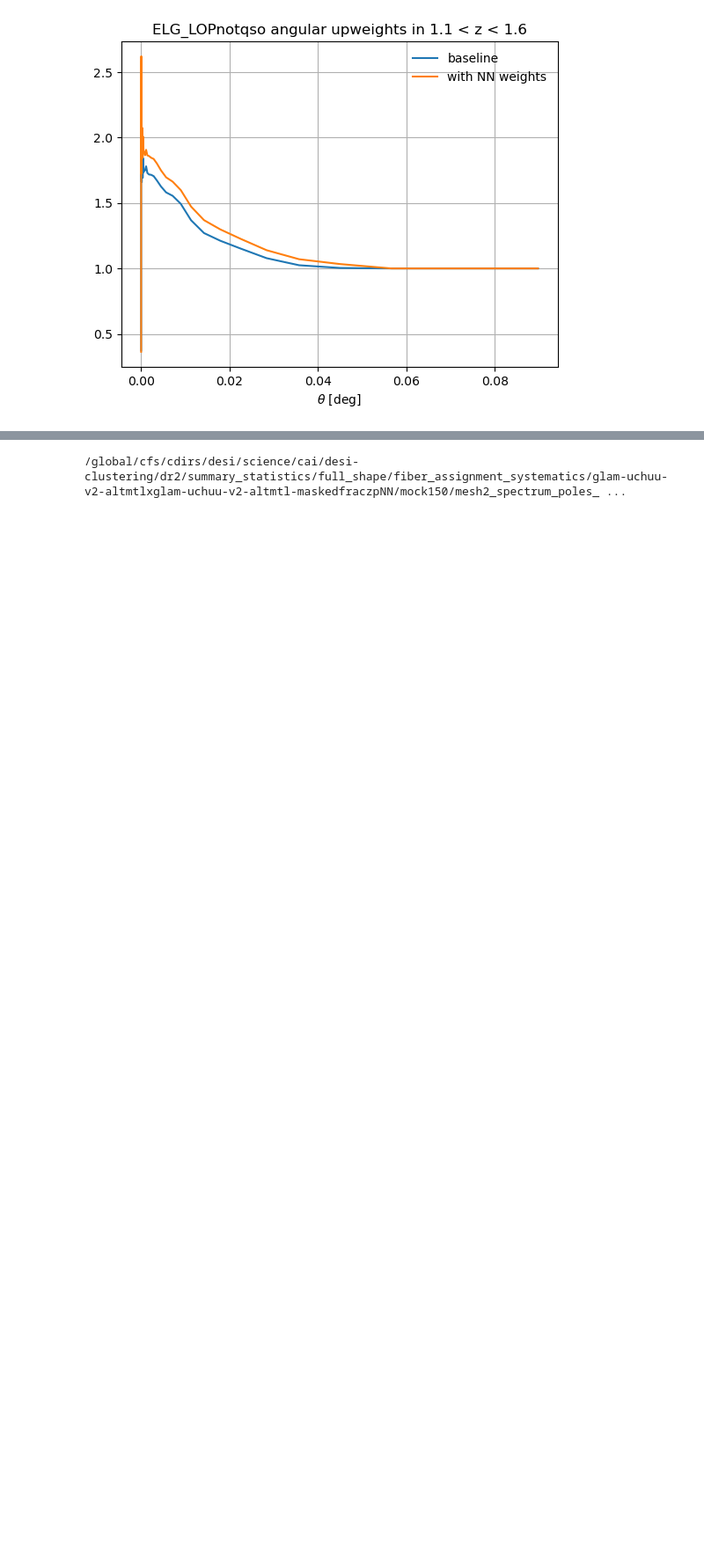
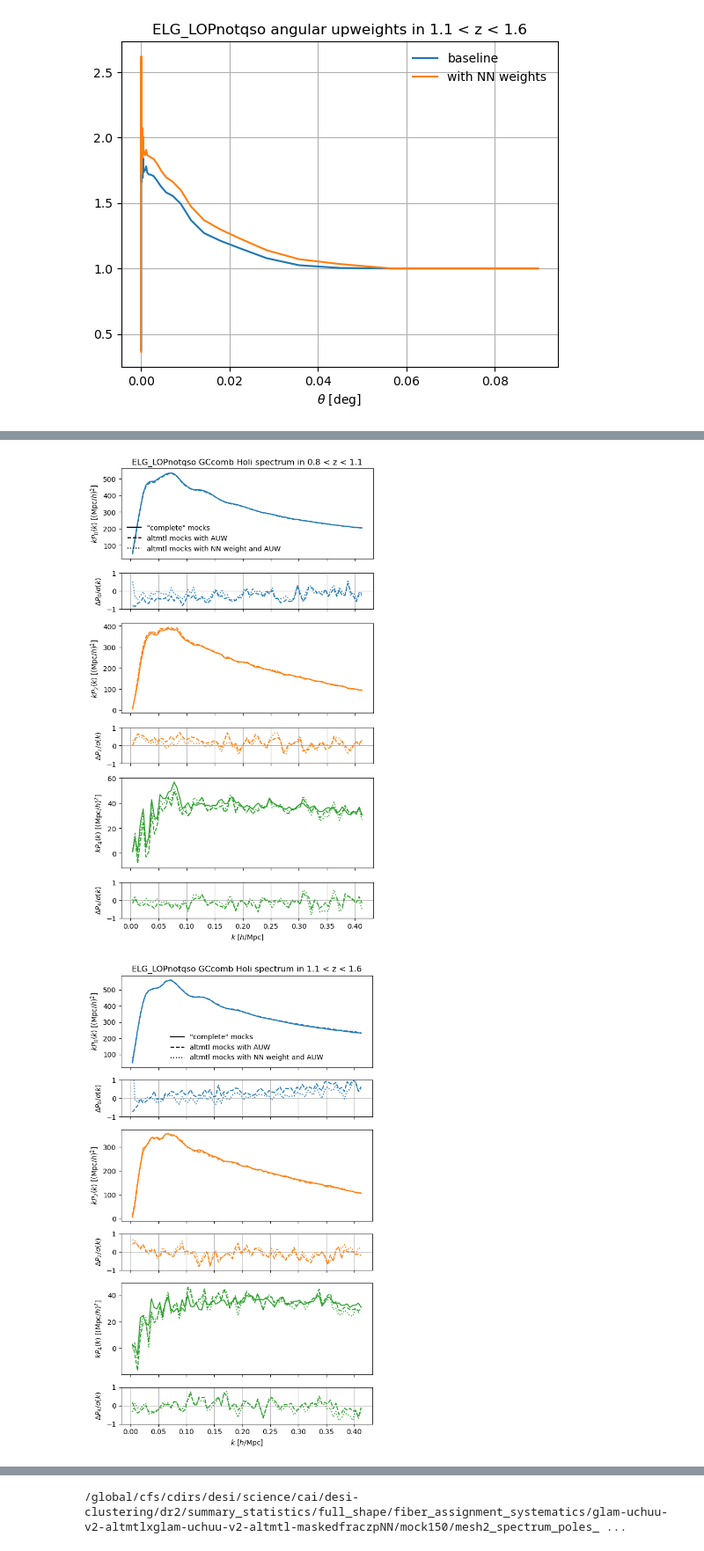
Before and after one commit to Jiaxi-Yu/desi-clustering, a Jupyter notebook: clustering_statistics/nb/validation_fiber_assignment_auw_ELG.ipynb, the cells around one changed output, grey strips where cells are left out. Shown at 88% size. Saved outputs shown, nothing was run; the diff lists cells and outputs as text; code cells hidden in the pictures; blank space fills up the shorter version.

Commit message:
Holi mocks with NN

```diff
--- a/clustering_statistics/nb/validation_fiber_assignment_auw_ELG.ipynb
+++ b/clustering_statistics/nb/validation_fiber_assignment_auw_ELG.ipynb
@@ -206,0 +209,79 @@ for kind in ['particle2_angular_upweights']:
+# %%
+for tracer in ['ELG_LOPnotqso']:
+    for zrange in tools.propose_fiducial('zranges', tracer):
+        for kind in ['mesh2_spectrum']:
+            stats_dir = tools.base_stats_dir
+            region = 'GCcomb'
+            version = 'holi-v3-altmtl'
+            fns = [tools.get_stats_fn(stats_dir=stats_dir, kind=kind, project='full_shape/base', version=version, tracer=tracer,
+                                      zrange=zrange, region=region, weight='default-FKP', basis='sugiyama-diagonal', imock=imock) for imock in range(50)]
+
+            mocks = [types.read(fn) for fn in fns if fn.exists()]
+            cov = types.cov(mocks)
+            cov = cov.at.observable.select(k=slice(0, None, 5 if 'mesh2' in kind else 1))
+            mean = cov.observable
+
+            nmocks = 10
+            project = 'full_shape/fiber_assignment_systematics'
+            version = 'holi-v4-altmtl'
+            fns = [tools.get_stats_fn(stats_dir=stats_dir, kind=kind, project=project, version=version, tracer=tracer,
+                                      zrange=zrange, region=region, weight='default-FKP', basis='sugiyama-diagonal',
+                                      imock=imock, auw=True) for imock in range(nmocks)]
+            mocks = [types.read(fn) for fn in fns if fn.exists()]
+            mean = types.mean(mocks).match(mean)
+
+            version = 'holi-v4-altmtl-maskedfraczpNN'
+            #project = 'full_shape/fiber_assignment_systematics_ELG_tilelocid-LRG0'
+            fns = [tools.get_stats_fn(stats_dir=stats_dir, kind=kind, project=project, version=version, tracer=tracer,
+                                      zrange=zrange, region=region, weight='default-nn-FKP', basis='sugiyama-diagonal',
+                                      imock=imock, auw=True) for imock in range(nmocks)]
+
+            mocks = [types.read(fn) for fn in fns if fn.exists()]
+            mean_nn = types.mean(mocks).match(mean)
+
+            version = 'holi-v4-altmtl'
+            fns = [tools.get_stats_fn(stats_dir=stats_dir, kind=kind, project=project, version=version, tracer=tracer,
+                                      zrange=zrange, region=region, weight='default-FKP', basis='sugiyama-diagonal', extra='complete',
+                                      imock=imock) for imock in range(nmocks)]
+            mocks = [types.read(fn) for fn in fns if fn.exists()]
+            mean_complete = types.mean(mocks).match(mean)
+            nmocks = len(mocks)  # scale error bars
+
+            if 'mesh2' in kind:
+                ells = mean.ells
+                fig, lax = plt.subplots(len(ells) * 2, figsize=(6, 10), sharex=True, gridspec_kw={'height_ratios': [2.5, 1] * len(ells)})
+                lax[0].set_title(f'{tracer} {region} Holi spectrum in {zrange[0]:.1f} < z < {zrange[1]:.1f}')
+                for ill, ell in enumerate(mean.ells):
+                    ax = lax[2 * ill]
+                    ax.set_ylabel(rf'$k P_{ell:d}(k)$ [$(\mathrm{{Mpc}}/h)^2$]')
+                    color = f'C{ill:d}'
+                    pole = mean_complete.get(ell)
+                    ax.plot(k:=pole.coords('k'), k * pole.value(), color=color, linestyle='-')
+                    pole = mean.get(ell)
+                    ax.plot(k:=pole.coords('k'), k * pole.value(), color=color, linestyle='--')
+                    pole = mean_nn.get(ell)
+                    ax.plot(k:=pole.coords('k'), k * pole.value(), color=color, linestyle=':')
+                    ax = lax[2 * ill + 1]
+                    ax.set_ylabel(rf'$\Delta P_{ell:d} / \sigma(k)$')
+                    ax.grid(True)
+                    ax.set_ylim(-1., 1.)
+                    pole = mean.get(ell)
+                    std = cov.at.observable.get(ell).std() # / nmocks**0.5
+                    pole_complete = mean_complete.get(ell)
+                    ax.plot(pole.coords('k'), (pole.value() - pole_complete.value()) / std, color=color, linestyle='--')
+                    pole = mean_nn.get(ell)
+                    ax.plot(pole.coords('k'), (pole.value() - pole_complete.value()) / std, color=color, linestyle=':')
+                ax = lax[0]
+                ax.plot([], [], color='k', linestyle='-', label='"complete" mocks')
+                ax.plot([], [], color='k', linestyle='--', label=rf'altmtl mocks with AUW')
+                ax.plot([], [], color='k', linestyle=':', label=rf'altmtl mocks with NN weight and AUW')
+                lax[-1].set_xlabel(r'$k$ [$h/\mathrm{Mpc}$]')
+                ax.legend(frameon=False)
+
+            basename = f'validation_holi_nn_auw_{kind}_{tracer}_z{zrange[0]:.1f}-{zrange[1]:.1f}_{region}.{ext}'
+            plt.tight_layout()
+            fig.savefig(plot_dir / basename, bbox_inches='tight', pad_inches=0.1, dpi=200)
+            plt.show()
+# %% [output]
+[figure, added]
+[figure, added]
```
Also changed, not shown: parts of 3 cells of this notebook, 6 other files.
